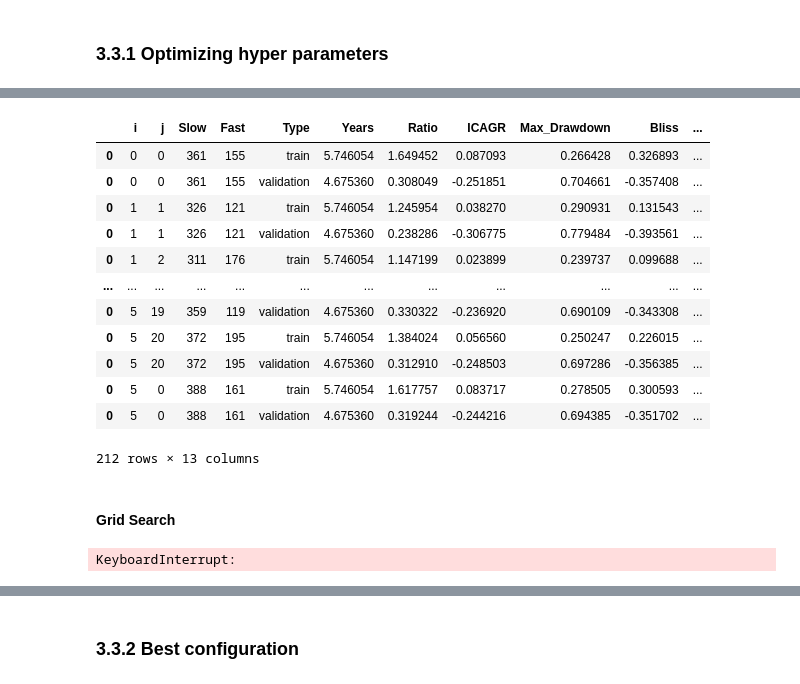
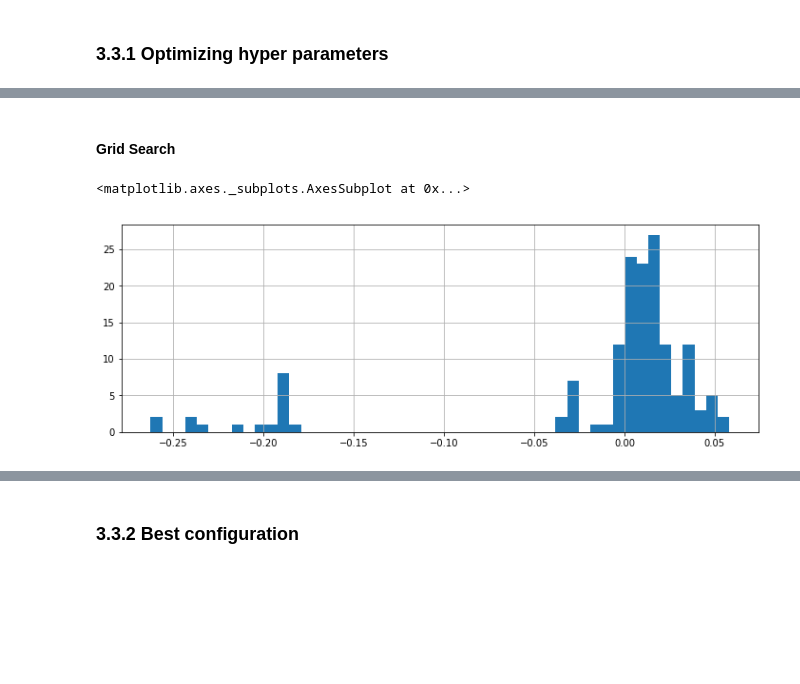
Before and after one commit to peerchen/trend-following-1, a Jupyter notebook: Trend Following Lab.ipynb, the cells around one changed output, grey strips where cells are left out. Drawn from its saved outputs; the diff is of its cells as text; code cells hidden in the pictures; blank space fills up the shorter version.

```diff
--- a/Trend Following Lab.ipynb
+++ b/Trend Following Lab.ipynb
@@ -880,43 +796,28 @@ i: 4, days_slow: 388, days_fast: 161, heat: 0.3. Train: 0.0837166461528783. Vali
-# %%
-results_df = dict_list_to_DataFrame(results)
-results_df
-# %% [output]
-|  | i | j | Slow | Fast | Type | Years | Ratio | ICAGR | Max_Drawdown | Bliss | ... |
-| 0 | 0 | 0 | 361 | 155 | train | 5.746054 | 1.649452 | 0.087093 | 0.266428 | 0.326893 | ... |
-| 0 | 0 | 0 | 361 | 155 | validation | 4.675360 | 0.308049 | -0.251851 | 0.704661 | -0.357408 | ... |
-| 0 | 1 | 1 | 326 | 121 | train | 5.746054 | 1.245954 | 0.038270 | 0.290931 | 0.131543 | ... |
-| 0 | 1 | 1 | 326 | 121 | validation | 4.675360 | 0.238286 | -0.306775 | 0.779484 | -0.393561 | ... |
-| 0 | 1 | 2 | 311 | 176 | train | 5.746054 | 1.147199 | 0.023899 | 0.239737 | 0.099688 | ... |
-| ... | ... | ... | ... | ... | ... | ... | ... | ... | ... | ... | ... |
-| 0 | 5 | 19 | 359 | 119 | validation | 4.675360 | 0.330322 | -0.236920 | 0.690109 | -0.343308 | ... |
-| 0 | 5 | 20 | 372 | 195 | train | 5.746054 | 1.384024 | 0.056560 | 0.250247 | 0.226015 | ... |
-| 0 | 5 | 20 | 372 | 195 | validation | 4.675360 | 0.312910 | -0.248503 | 0.697286 | -0.356385 | ... |
-| 0 | 5 | 0 | 388 | 161 | train | 5.746054 | 1.617757 | 0.083717 | 0.278505 | 0.300593 | ... |
-| 0 | 5 | 0 | 388 | 161 | validation | 4.675360 | 0.319244 | -0.244216 | 0.694385 | -0.351702 | ... |
-212 rows × 13 columns
 # %% [markdown]
 #### Grid Search
 # %%
 slow = np.arange(20, 420, 20)
-fast = np.arange(0.1, 0.9, 0.1)
+fast = np.arange(20, 420, 20)
 
-trs = []
-trs_val = []
+res_train = []
+res_val = []
 for s, f in itertools.product(slow, fast):
     # Training
-    tr = RS_Trading_Strategy(pr_j, equity=1e6,
-                               days_fast=int(s * f),
-                               days_slow=s,
-                               name=str(j) + ' - ' + ticker_j)
-    tr.excecute(warmup=0.1, end = 0.45)
-    trs.append({'Slow': s, 'Fast': str(int(s * f)), 'tr': tr})
+    if f > (s - 50):
+        continue
+    else:
+#         print(s, f)
+        rs_train = RS_Trading_Strategy(pr_j, equity=1e6, heat=0.2,
+                                       days_fast=f,
+                                       days_slow=s,
+                                       name=ticker_j)
+        rs_train.excecute(warmup=0.1, end = 0.45)
+        res_train.append({'Slow': s, 'Fast': f, 'Type': 'train', **rs_train.performance})
 
-    # Validation
-    tr_val = RS_Trading_Strategy(pr_j, equity=1e6,
-                                 days_fast=int(s * f),
-                                 days_slow=s,
-                                 name=str(j) + ' - ' + ticker_j)
-    tr_val.excecute(warmup=0.55)
-    trs_val.append({'Slow': s, 'Fast': str(int(s * f)), 'tr': tr_val})
+        # Validation
+        rs_val = RS_Trading_Strategy(pr_j, equity=1e6, heat=0.2,
+                                     days_fast=f,
+                                     days_slow=s,
+                                     name=ticker_j)
+        rs_val.excecute(warmup=0.55)
+        res_val.append({'Slow': s, 'Fast': f, 'Type': 'train', **rs_val.performance})
-# %% [output]
-KeyboardInterrupt:
@@ -928 +824,9 @@ res
+# %%
+res_train_df = dict_list_to_DataFrame(res_train)
+res_val_df = dict_list_to_DataFrame(res_val)
+# %%
+res_val_df.ICAGR.hist(bins = 50)
+# %% [output]
+<matplotlib.axes._subplots.AxesSubplot at 0x...>
+[figure, added]
 # %%
```
Also changed, not shown: parts of 24 cells of this notebook.
